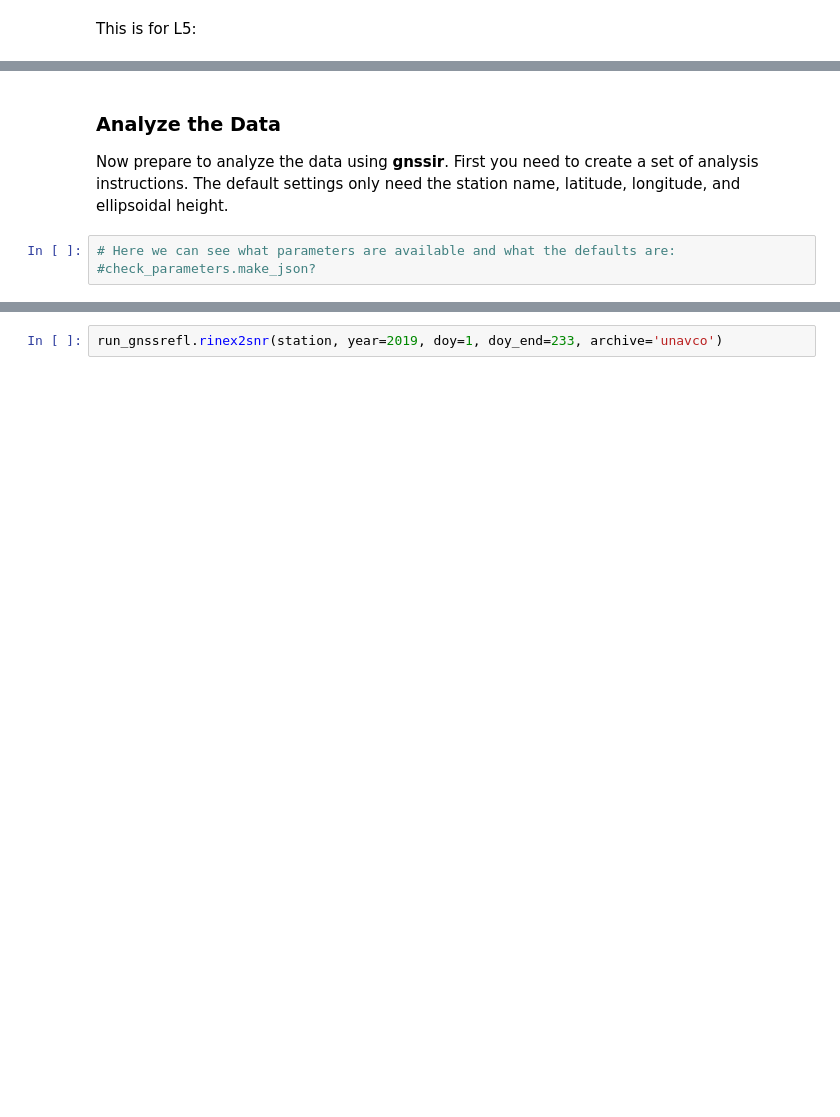
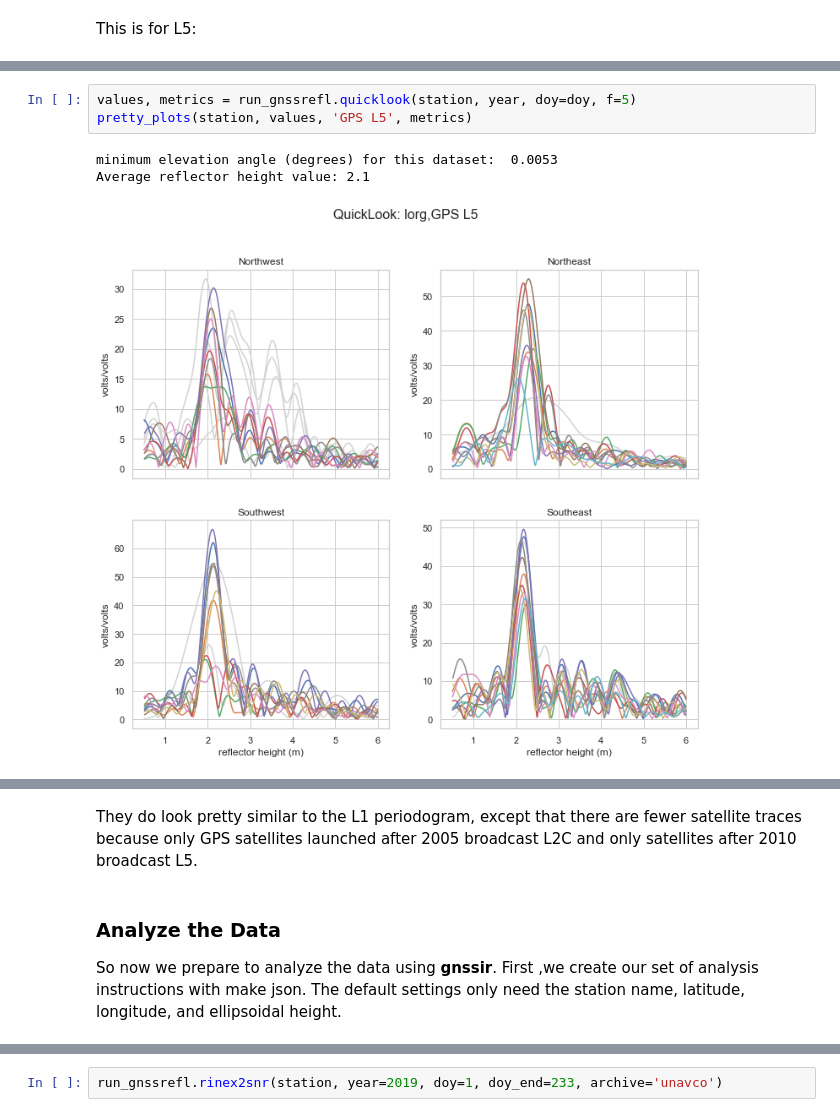
Before and after one commit to timdittmann/gnssrefl_jupyter_github, a Jupyter notebook: notebooks/use-cases/lorg_use_case.ipynb, the cells around one changed output, grey strips where cells are left out. Saved outputs shown, nothing was run; the diff lists cells and outputs as text; blank space fills up the shorter version.

```diff
--- a/notebooks/use-cases/lorg_use_case.ipynb
+++ b/notebooks/use-cases/lorg_use_case.ipynb
@@ -151,0 +157,7 @@ plt.show()
+# %%
+values, metrics = run_gnssrefl.quicklook(station, year, doy=doy, f=5)
+pretty_plots(station, values, 'GPS L5', metrics)
+# %% [output]
+minimum elevation angle (degrees) for this dataset:  0.0053
+Average reflector height value: 2.1
+[figure, added]
@@ -152,10 +165,13 @@ plt.show()
+# %% [markdown]
+They do look pretty similar to the L1 periodogram, except that there
+are fewer satellite traces because only GPS satellites launched after 2005
+broadcast L2C and only satellites after 2010 broadcast L5.
 # %% [markdown]
 ### Analyze the Data
-Now prepare to analyze the data using **gnssir**.  First you need to create a set of analysis instructions.
+
+So now we prepare to analyze the data using **gnssir**.
+First ,we create our set of analysis instructions with make json.
 The default settings only need the station name, latitude, longitude, and ellipsoidal height.
-# %%
-# Here we can see what parameters are available and what the defaults are:
-#check_parameters.make_json?
 # %%
 # we saved the lat, long, and height earlier in the notebook
 run_gnssrefl.make_json(station, lat, long, height)
```
Also changed, not shown: parts of 41 cells of this notebook, 9 other files.
